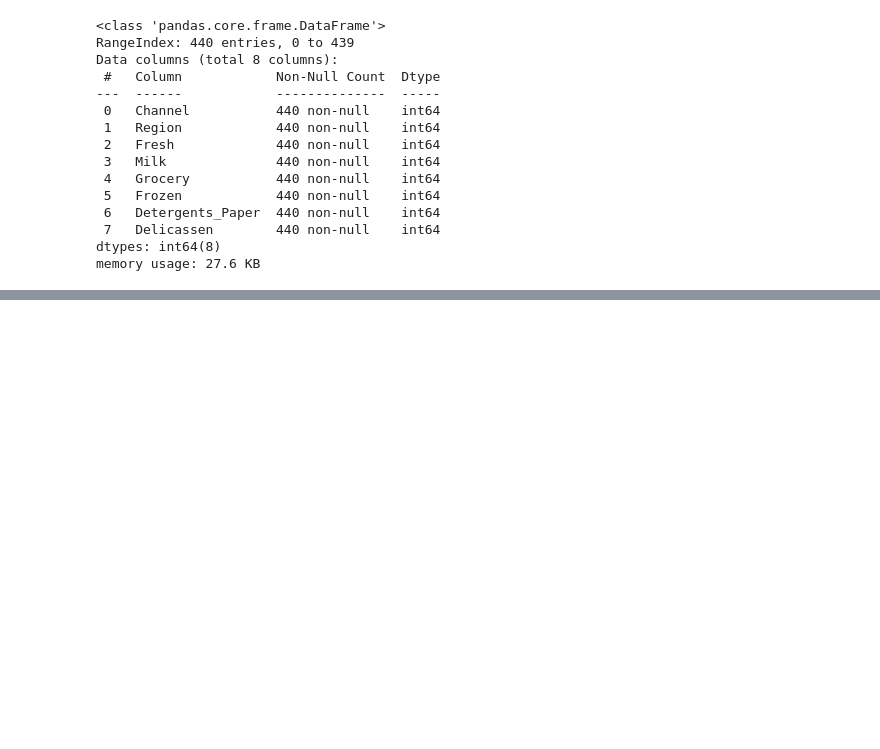
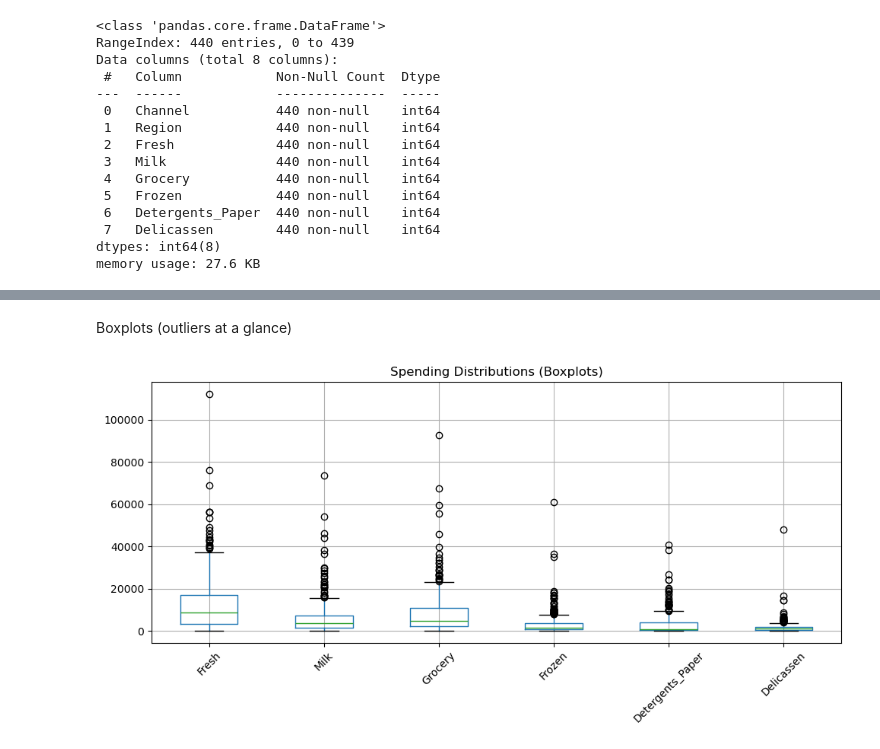
Before and after one commit to samathi-97/ML_kmean_customer_segmentation, a Jupyter notebook: kmean.ipynb, the cells around one changed output, grey strips where cells are left out. Drawn from its saved outputs; the diff is of its cells as text; code cells hidden in the pictures; blank space fills up the shorter version.

```diff
--- a/kmean.ipynb
+++ b/kmean.ipynb
@@ -33,0 +47,10 @@ memory usage: 27.6 KB
+# %% [markdown]
+Boxplots (outliers at a glance)
+# %%
+plt.figure(figsize=(10,5))
+customers[features].boxplot(rot=45)
+plt.title("Spending Distributions (Boxplots)")
+plt.tight_layout()
+plt.show()
+# %% [output]
+[figure, added]
```
Also changed, not shown: parts of 11 cells of this notebook.
